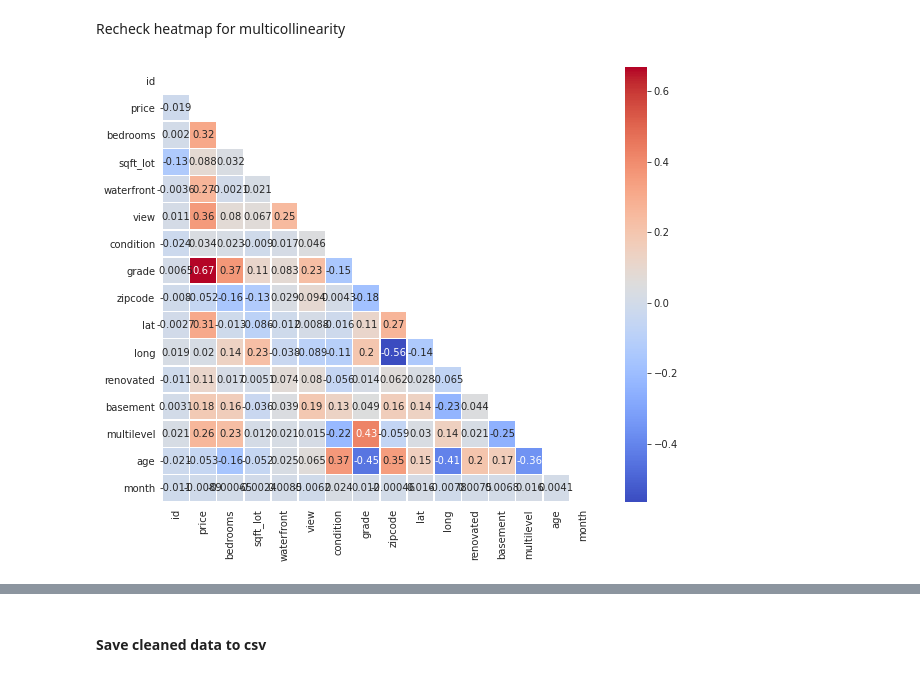
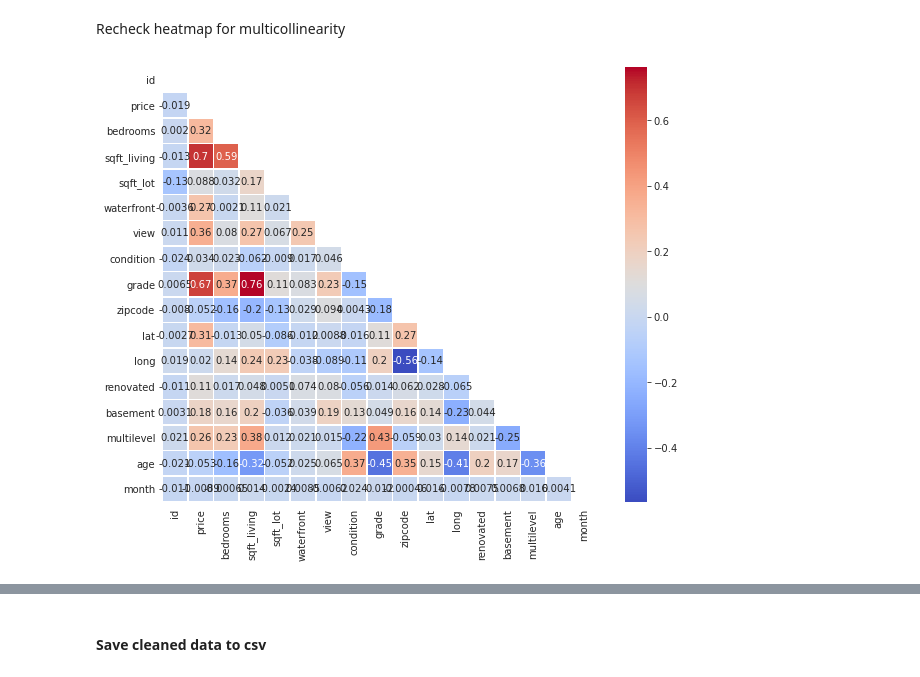
Before and after one commit to MartinReyesDS/Regression-Analysis-Project, a Jupyter notebook: Obtaining_and_cleaning_data.ipynb, the cells around one changed output, grey strips where cells are left out. Cells and saved outputs as stored; diff of their text form; code cells hidden in the pictures.

```diff
--- a/Obtaining_and_cleaning_data.ipynb
+++ b/Obtaining_and_cleaning_data.ipynb
@@ -448,9 +450,6 @@ Remove columns to reduce of multicollinearity:
 - for 1 df, drop all sqft
 - for another, drop all sqft except sqft_living and sqft_lot, and drop grade
 # %%
-df_w_grade = df.drop(['bathrooms','sqft_living','sqft_living15','sqft_lot15', 'yr_built',
+df_clean = df.drop(['bathrooms','sqft_living15','sqft_lot15', 'yr_built',
                       'yr_renovated','sqft_above','floors','sqft_basement'], axis=1)
-df_w_sqft = df.drop(['bathrooms','grade','sqft_living15','sqft_lot15', 'yr_built',
-                      'yr_renovated','sqft_above','floors','sqft_basement'], axis=1)
-# ['sqft_living','sqft_living15','sqft_lot15',
-#                      'yr_renovated','bathrooms','sqft_above']
+df_clean.info()
@@ -457,11 +474,11 @@ df_w_sqft = df.drop(['bathrooms','grade','sqft_living15','sqft_lot15', 'yr_built
 # %% [markdown]
 Recheck heatmap for multicollinearity
 # %%
-mask = np.zeros_like(df_w_grade.corr())
+mask = np.zeros_like(df_clean.corr())
 mask[np.triu_indices_from(mask)] = True
 with sns.axes_style("white"):
     f, ax = plt.subplots(figsize=(10, 8))
-    ax = sns.heatmap(df_w_grade.corr(), mask=mask, cmap='coolwarm',
+    ax = sns.heatmap(df_clean.corr(), mask=mask, cmap='coolwarm',
                      linewidths=.5, square=True, annot=True)
 # %% [output]
-[figure, old version]
+[figure, new version]
```
Also changed, not shown: parts of 9 cells of this notebook, 4 other files.
